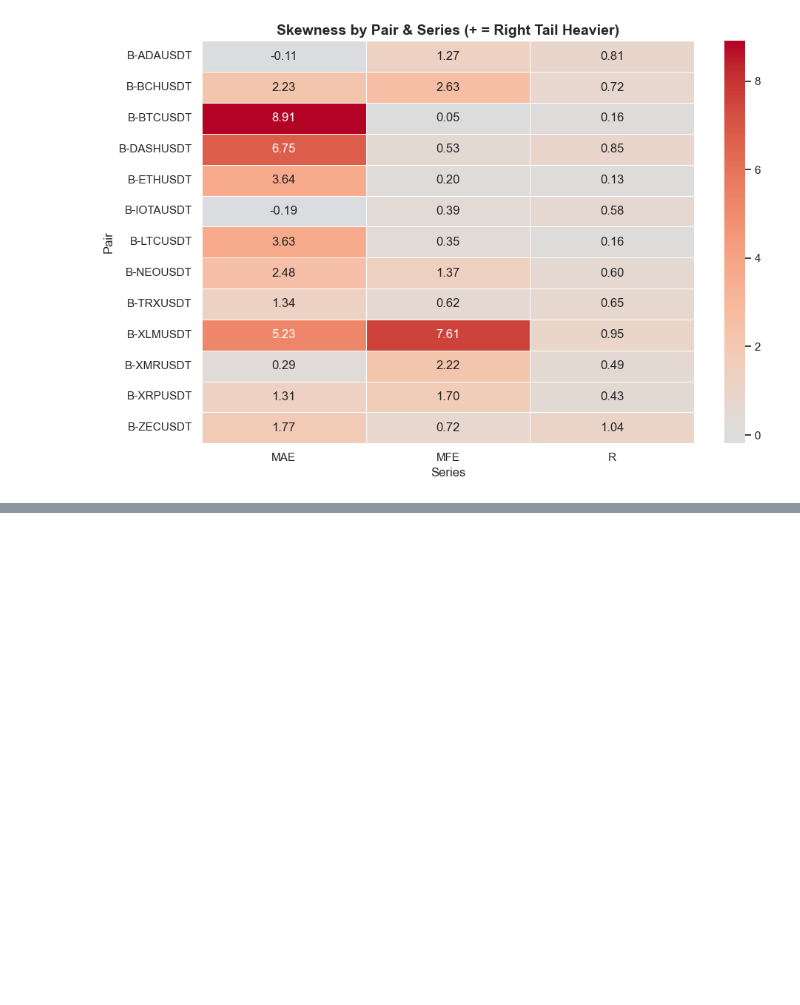
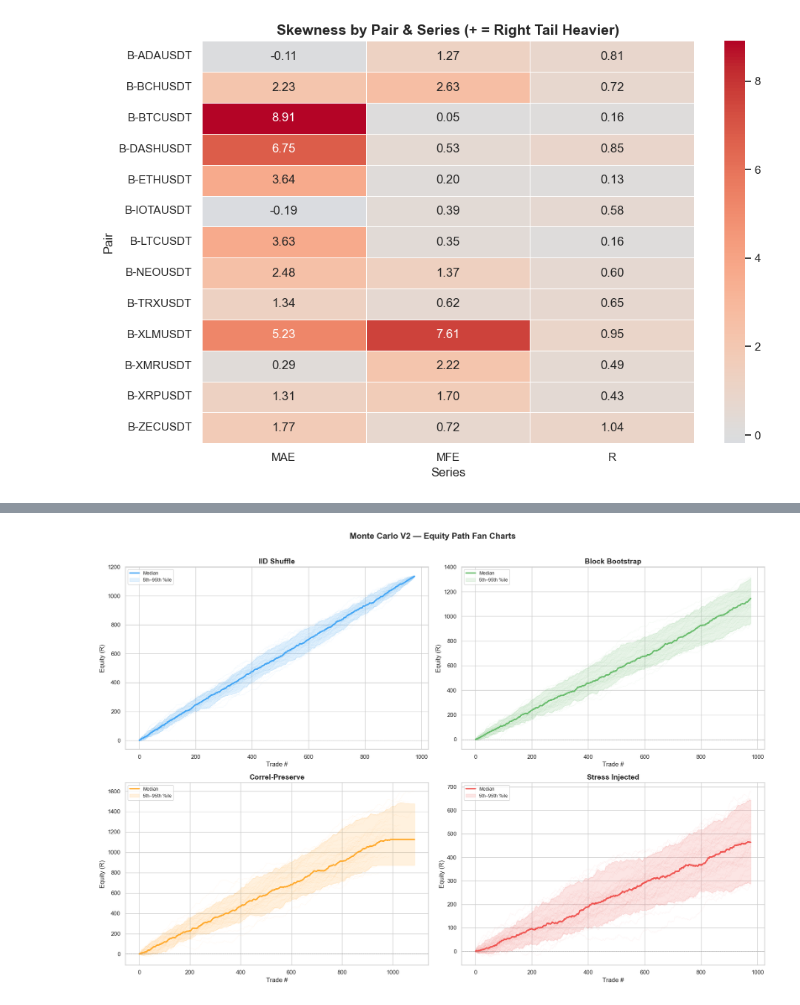
Before and after one commit to Malay241003/tradeBot, a Jupyter notebook: analysis/trading_analysis.ipynb, the cells around one changed output, grey strips where cells are left out. Cells and saved outputs as stored; diff of their text form; code cells hidden in the pictures; blank space fills up the shorter version.

```diff
--- a/analysis/trading_analysis.ipynb
+++ b/analysis/trading_analysis.ipynb
@@ -791,0 +881,39 @@ if df_analytics is not None:
+# %%
+if mc_data is not None:
+    fig, axes = plt.subplots(2, 2, figsize=(18, 12))
+    axes = axes.flatten()
+
+    model_keys = ['iid', 'block', 'correlated', 'stress']
+    model_names = ['IID Shuffle', 'Block Bootstrap', 'Correl-Preserve', 'Stress Injected']
+    colors = ['#42A5F5', '#66BB6A', '#FFA726', '#EF5350']
+
+    for ax, key, name, color in zip(axes, model_keys, model_names, colors):
+        paths = mc_data['paths'][key]
+
+        # Plot each path with low alpha
+        for path in paths:
+            ax.plot(path, color=color, alpha=0.08, linewidth=0.5)
+
+        # Compute and plot median path
+        max_len = max(len(p) for p in paths)
+        padded = [p + [p[-1]] * (max_len - len(p)) for p in paths]
+        median_path = np.median(padded, axis=0)
+        ax.plot(median_path, color=color, alpha=1.0, linewidth=2.5, label='Median')
+
+        # 5th and 95th percentile bands
+        p5 = np.percentile(padded, 5, axis=0)
+        p95 = np.percentile(padded, 95, axis=0)
+        x = range(len(median_path))
+        ax.fill_between(x, p5, p95, alpha=0.15, color=color, label='5th–95th %ile')
+
+        ax.axhline(0, color='gray', linewidth=0.5, linestyle='--')
+        ax.set_title(name, fontsize=14, fontweight='bold')
+        ax.set_xlabel('Trade #')
+        ax.set_ylabel('Equity (R)')
+        ax.legend(fontsize=9, loc='upper left')
+
+    plt.suptitle('Monte Carlo V2 — Equity Path Fan Charts', fontsize=16, fontweight='bold', y=1.01)
+    plt.tight_layout()
+    plt.show()
+# %% [output]
+[figure, added]
```
Also changed, not shown: parts of 19 cells of this notebook, 9 other files.
